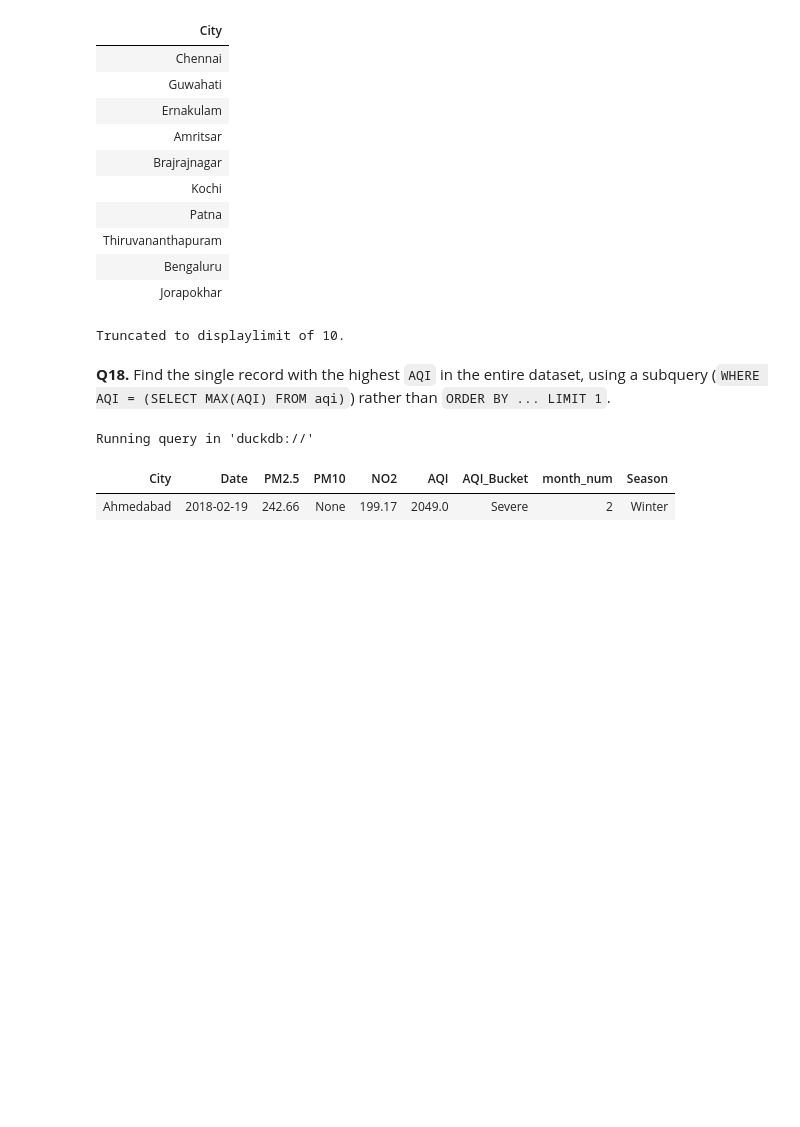
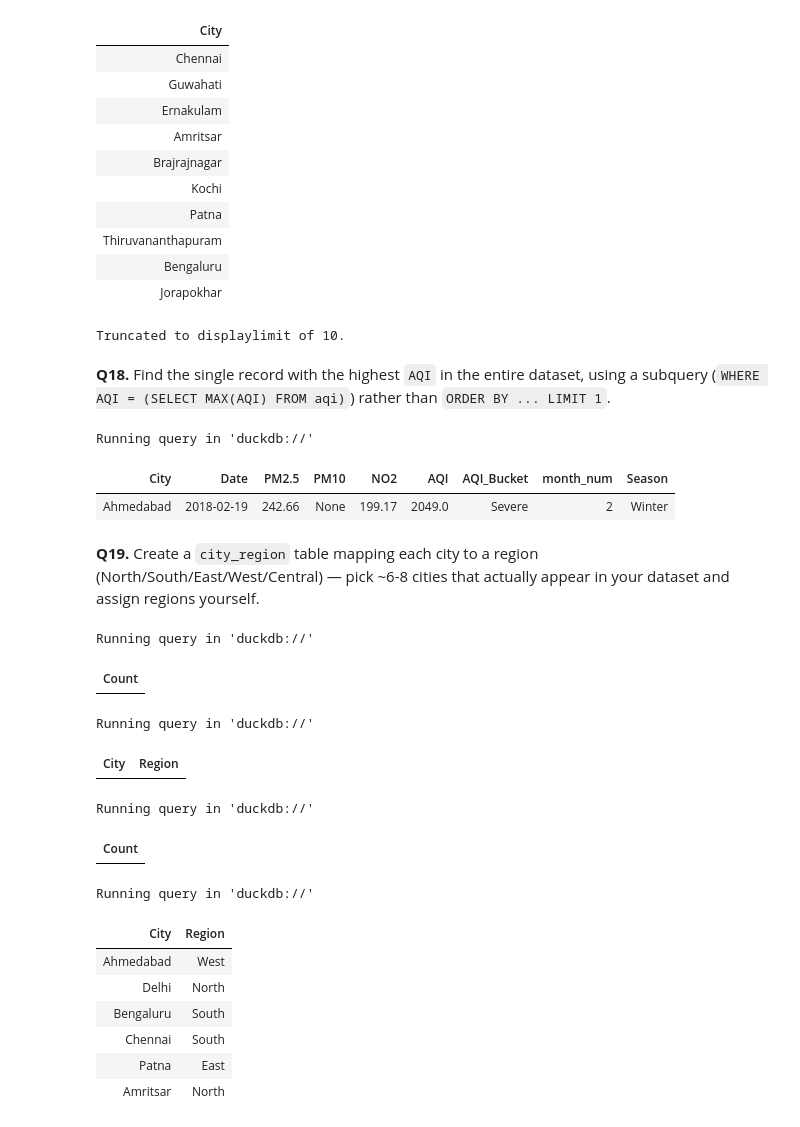
Before and after one commit to shefali-walia/ds-foundations, a Jupyter notebook: week08-sql/practice.ipynb, the cells around one changed output. Saved outputs shown, nothing was run; the diff lists cells and outputs as text; code cells hidden in the pictures; blank space fills up the shorter version.

```diff
--- a/week08-sql/practice.ipynb
+++ b/week08-sql/practice.ipynb
@@ -321,3 +321,39 @@ SELECT * FROM aqi WHERE AQI = (SELECT MAX(AQI) FROM aqi);
 Running query in 'duckdb://'
 | City | Date | PM2.5 | PM10 | NO2 | AQI | AQI_Bucket | month_num | Season |
 | Ahmedabad | 2018-02-19 | 242.66 | None | 199.17 | 2049.0 | Severe | 2 | Winter |
+# %% [markdown]
+**Q19.** Create a `city_region` table mapping each city to a region (North/South/East/West/Central) — pick ~6-8 cities that actually appear in your dataset and assign regions yourself.
+# %%
+%%sql
+CREATE TABLE city_region (
+    City VARCHAR(20), Region VARCHAR(20)
+);
+# %% [output]
+Running query in 'duckdb://'
+| Count |
+# %%
+%%sql
+SELECT * FROM city_region;
+# %% [output]
+Running query in 'duckdb://'
+| City | Region |
+# %%
+%%sql
+INSERT INTO city_region (City, Region) VALUES
+('Ahmedabad', 'West'), ('Delhi', 'North'), ('Bengaluru', 'South'),
+('Chennai', 'South'), ('Patna', 'East'), ('Amritsar', 'North');
+# %% [output]
+Running query in 'duckdb://'
+| Count |
+# %%
+%%sql
+SELECT * FROM city_region;
+# %% [output]
+Running query in 'duckdb://'
+| City | Region |
+| Ahmedabad | West |
+| Delhi | North |
+| Bengaluru | South |
+| Chennai | South |
+| Patna | East |
+| Amritsar | North |
```
Also changed, not shown: parts of 4 cells of this notebook.
